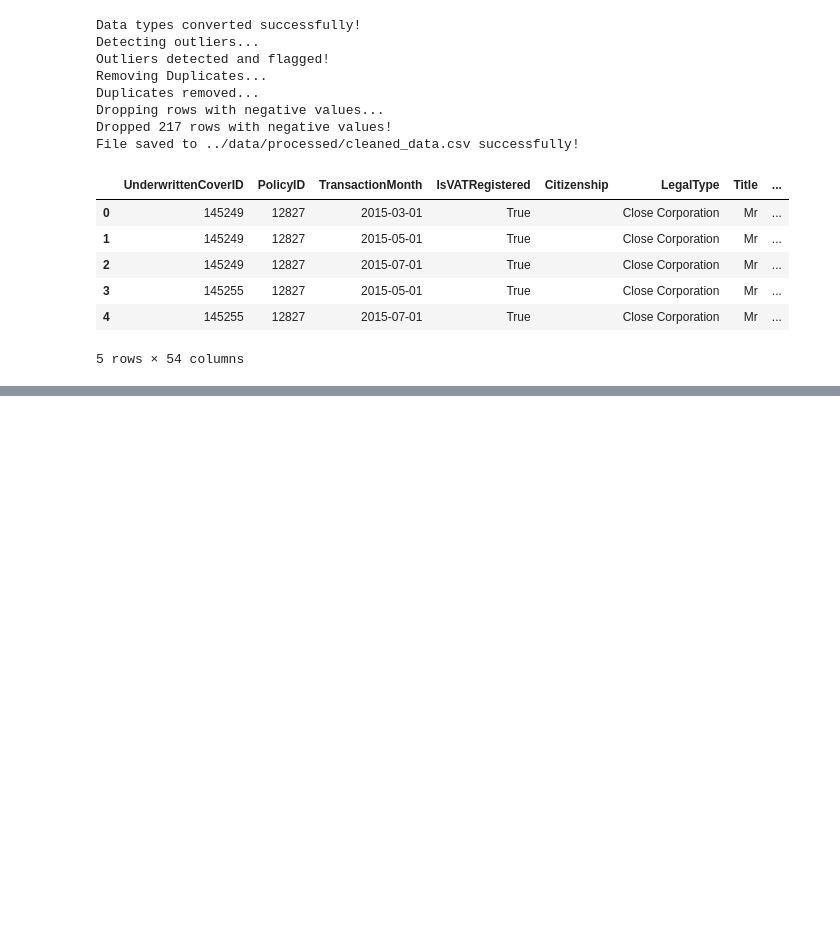
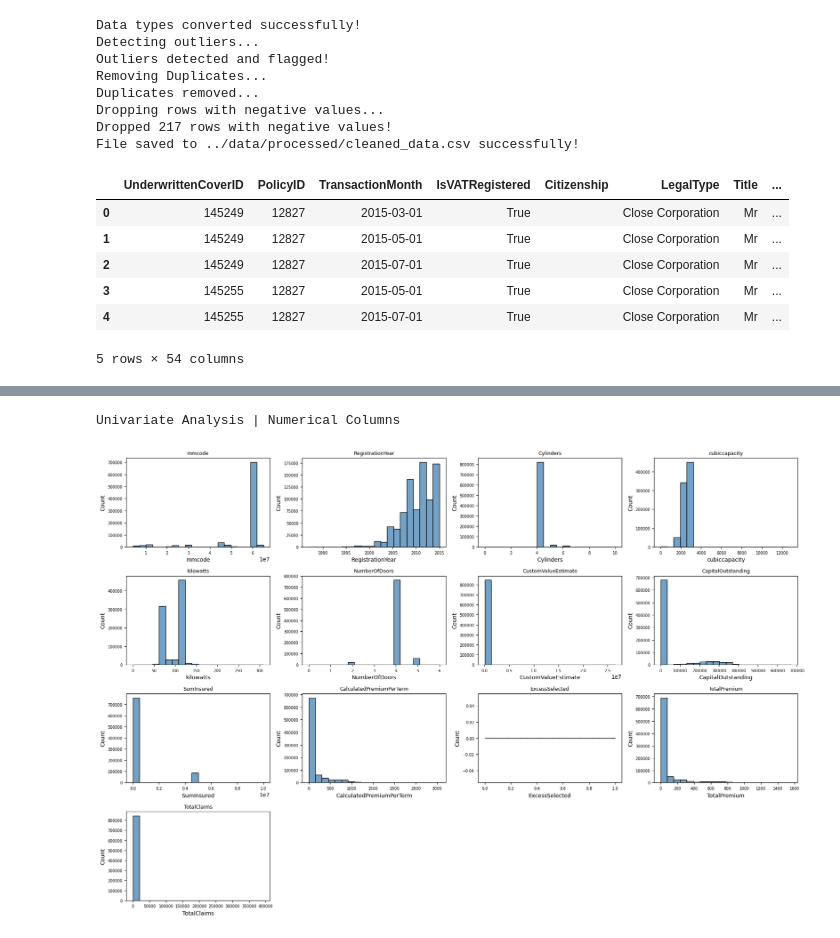
Before and after one commit to Elshaday97/insurance-risk-analysis-week3, a Jupyter notebook: notebooks/insurance_eda.ipynb, the cells around one changed output, grey strips where cells are left out. Saved outputs shown, nothing was run; the diff lists cells and outputs as text; code cells hidden in the pictures; blank space fills up the shorter version.

Commit message:
feat: EDA and visualization of insurance data in progress

```diff
--- a/notebooks/insurance_eda.ipynb
+++ b/notebooks/insurance_eda.ipynb
@@ -58,0 +103,28 @@ clean_insurance_df.head()
+# %%
+print("Univariate Analysis | Numerical Columns")
+
+# Grid size
+n = len(NUMERIC_COLS)
+cols = 4
+rows = math.ceil(n / cols)
+
+fig, axes = plt.subplots(rows, cols, figsize=(18, rows * 3))
+axes = axes.flatten()
+
+for i, col in enumerate(NUMERIC_COLS):
+    sns.histplot(
+        clean_insurance_df[col], kde=False, bins=20, ax=axes[i], color="steelblue"
+    )
+    axes[i].set_title(col, fontsize=9)
+    axes[i].tick_params(axis="x", labelsize=7)
+    axes[i].tick_params(axis="y", labelsize=7)
+
+# Hide empty subplots
+for j in range(i + 1, len(axes)):
+    fig.delaxes(axes[j])
+
+plt.tight_layout()
+plt.show()
+# %% [output]
+Univariate Analysis | Numerical Columns
+[figure, added]
```
Also changed, not shown: parts of 8 cells of this notebook, 2 other files.
